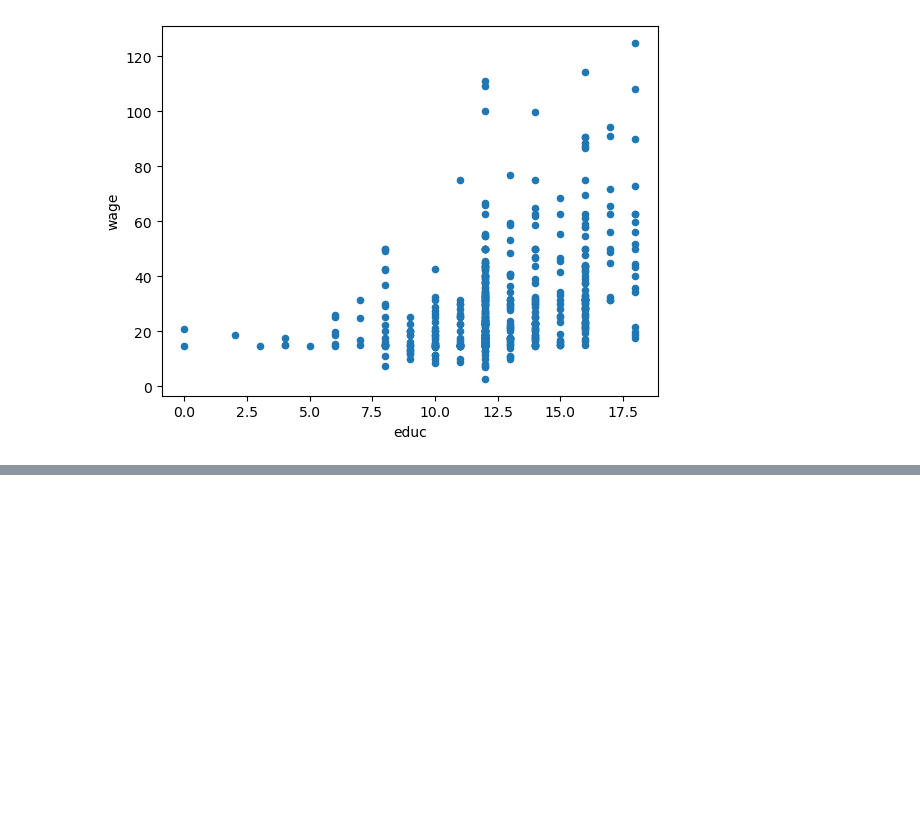
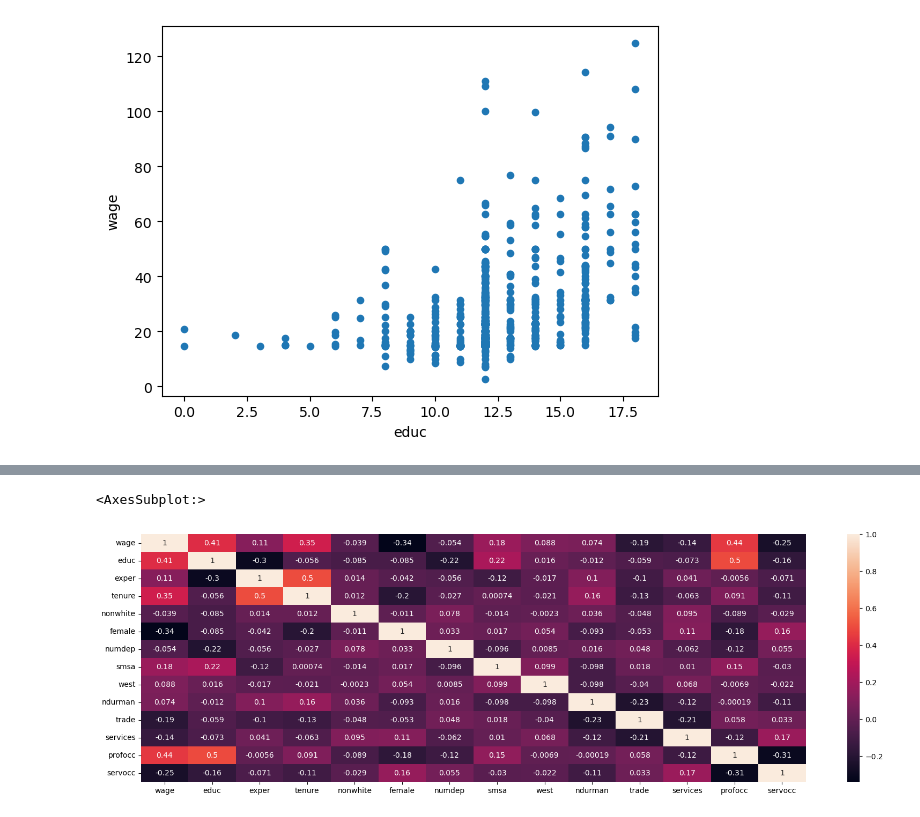
Before and after one commit to phrkyt/ImperialMBA_Regression, a Jupyter notebook: linear_regression.ipynb, the cells around one changed output, grey strips where cells are left out. Saved outputs shown, nothing was run; the diff lists cells and outputs as text; code cells hidden in the pictures; blank space fills up the shorter version.

```diff
--- a/linear_regression.ipynb
+++ b/linear_regression.ipynb
@@ -254,0 +237,3 @@ wagesraw.corr()
+# %%
+corr=wagesraw.corr()
+corr
@@ -254,0 +288,6 @@ wagesraw.corr()
+# %%
+plt.figure(figsize = (20,6))
+sns.heatmap(corr,annot=True)
+# %% [output]
+<AxesSubplot:>
+[figure, added]
```
Also changed, not shown: parts of 32 cells of this notebook.
